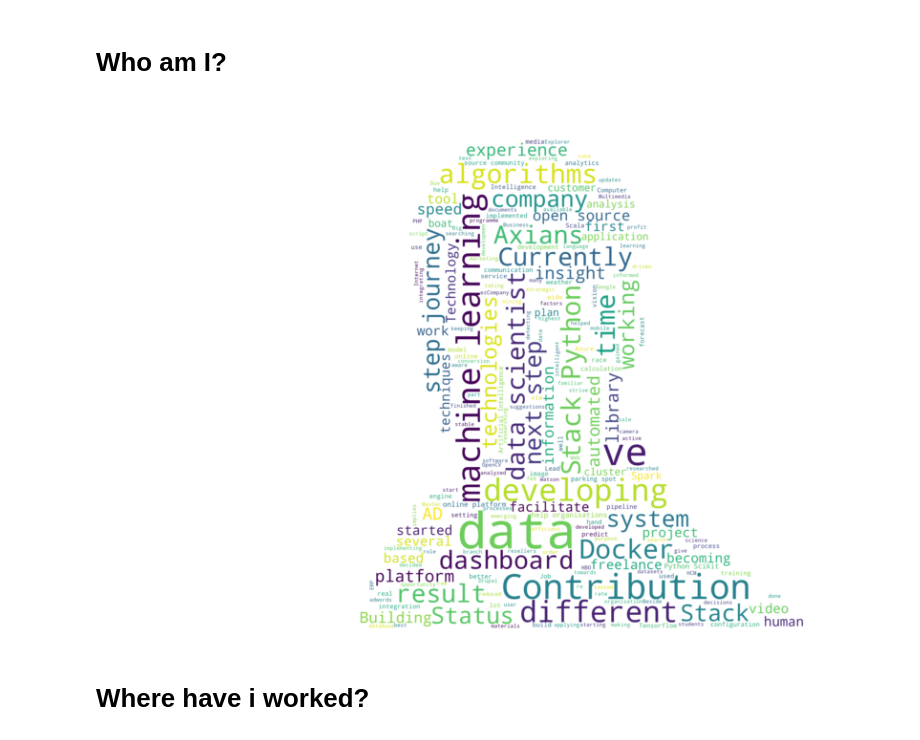
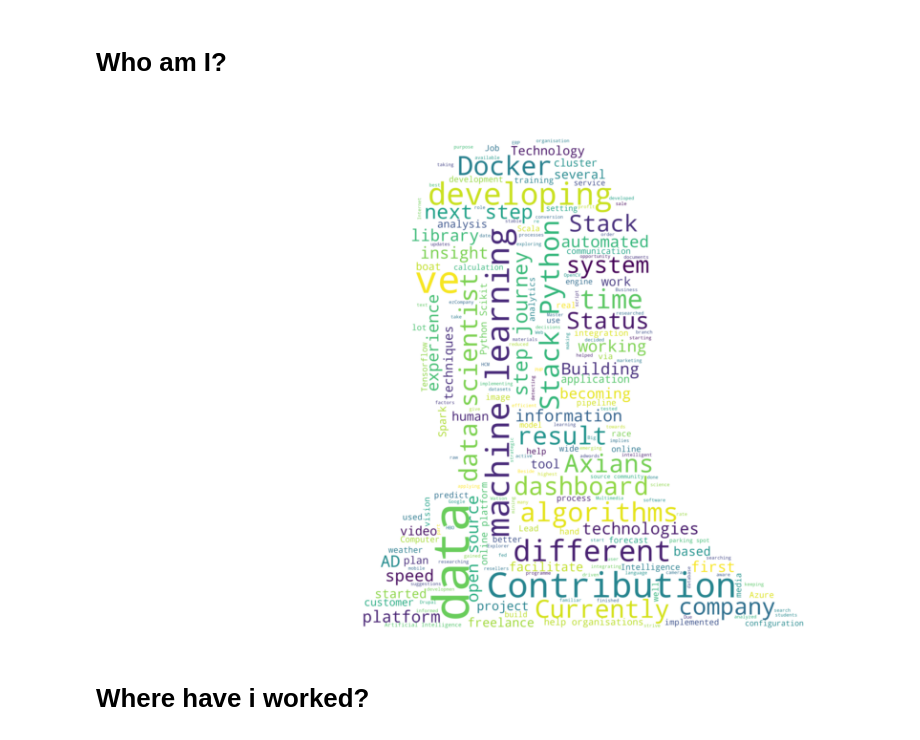
Before and after one commit to willembressers/curriculum_vitae, a Jupyter notebook: Curriculum vitae.ipynb, the cells around one changed output. Saved outputs shown, nothing was run; the diff lists cells and outputs as text; code cells hidden in the pictures.

```diff
--- a/Curriculum vitae.ipynb
+++ b/Curriculum vitae.ipynb
@@ -15,22 +15,22 @@ log_data = pd.read_excel('captains_log.xlsx')
 # %% [markdown]
 # Who am I?
 # %%
-# # grab the text
-# this_is_me = log_data['description'].str.cat(sep=' ')
+# grab the text
+this_is_me = log_data['description'].str.cat(sep=' ')
 
-# # get the mask
-# mask = np.array(Image.open('WillemHiRes.jpg'))
+# get the mask
+mask = np.array(Image.open('WillemHiRes.jpg'))
 
-# # generate the wordcloud
-# wordcloud = WordCloud(background_color="white", width=800, height=400,  mask=mask).generate(this_is_me)
+# generate the wordcloud
+wordcloud = WordCloud(background_color="white", width=800, height=400,  mask=mask).generate(this_is_me)
 
-# # show the wordcloud
-# plt.figure(figsize=[20,10])
-# plt.imshow(wordcloud, interpolation='bilinear')
-# plt.axis("off")
-# plt.show()
+# show the wordcloud
+plt.figure(figsize=[20,10])
+plt.imshow(wordcloud, interpolation='bilinear')
+plt.axis("off")
+plt.show()
 # %% [output]
-[figure, old version]
+[figure, new version]
 # %% [markdown]
 # Where have i worked?
 # %%
```
Also changed, not shown: parts of 3 cells of this notebook.
